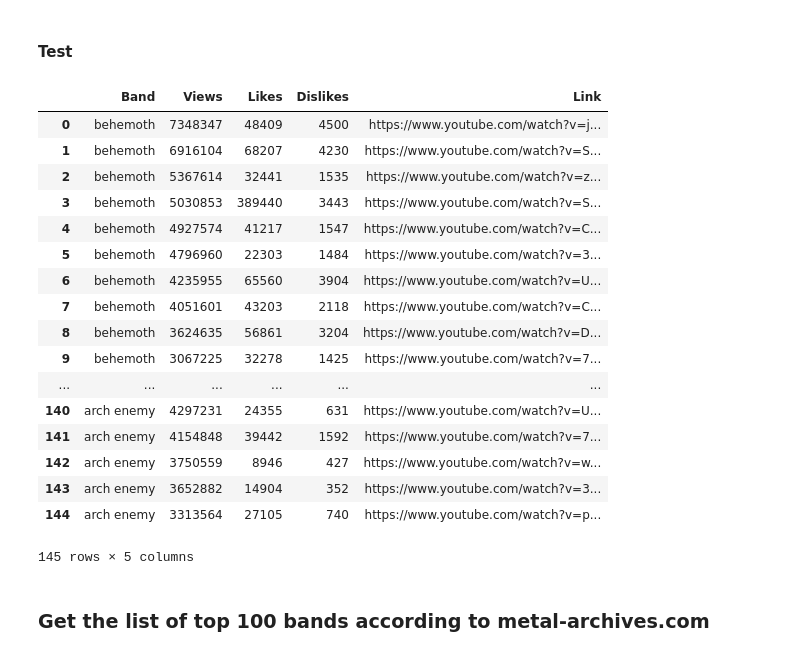
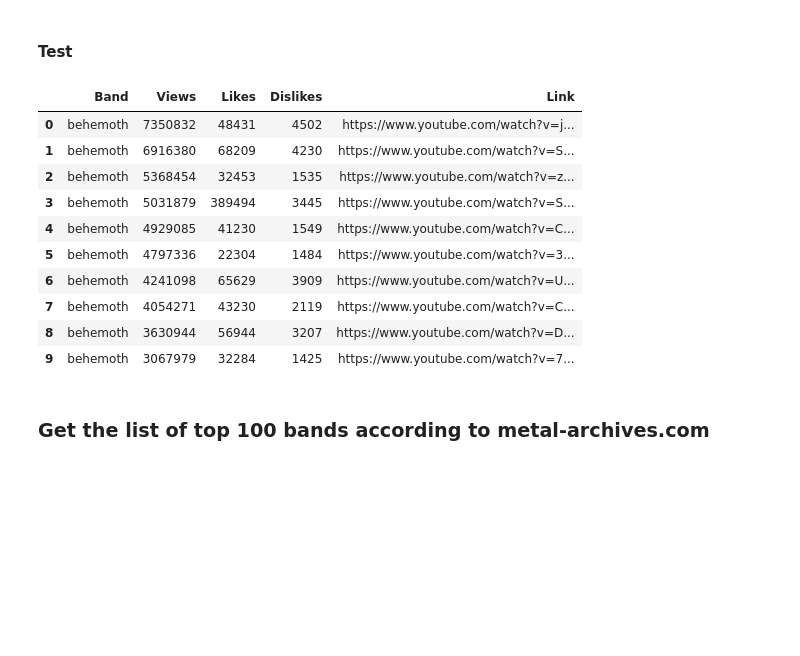
Before and after one commit to Zobis/Project_Python, a Jupyter notebook: Get_Data_YT.ipynb, the cells around one changed output. Drawn from its saved outputs; the diff is of its cells as text; code cells hidden in the pictures; blank space fills up the shorter version.

```diff
--- a/Get_Data_YT.ipynb
+++ b/Get_Data_YT.ipynb
@@ -80,27 +81,21 @@ bands=["behemoth",
        "tool",
        "rage against the machine",
        "arch enemy"]
-# %%
-statisticstube(bands)
-# %% [output]
-|  | Band | Views | Likes | Dislikes | Link |
-| 0 | behemoth | 7348347 | 48409 | 4500 | https://www.youtube.com/watch?v=j... |
-| 1 | behemoth | 6916104 | 68207 | 4230 | https://www.youtube.com/watch?v=S... |
-| 2 | behemoth | 5367614 | 32441 | 1535 | https://www.youtube.com/watch?v=z... |
-| 3 | behemoth | 5030853 | 389440 | 3443 | https://www.youtube.com/watch?v=S... |
-| 4 | behemoth | 4927574 | 41217 | 1547 | https://www.youtube.com/watch?v=C... |
-| 5 | behemoth | 4796960 | 22303 | 1484 | https://www.youtube.com/watch?v=3... |
-| 6 | behemoth | 4235955 | 65560 | 3904 | https://www.youtube.com/watch?v=U... |
-| 7 | behemoth | 4051601 | 43203 | 2118 | https://www.youtube.com/watch?v=C... |
-| 8 | behemoth | 3624635 | 56861 | 3204 | https://www.youtube.com/watch?v=D... |
-| 9 | behemoth | 3067225 | 32278 | 1425 | https://www.youtube.com/watch?v=7... |
-| ... | ... | ... | ... | ... | ... |
-| 140 | arch enemy | 4297231 | 24355 | 631 | https://www.youtube.com/watch?v=U... |
-| 141 | arch enemy | 4154848 | 39442 | 1592 | https://www.youtube.com/watch?v=7... |
-| 142 | arch enemy | 3750559 | 8946 | 427 | https://www.youtube.com/watch?v=w... |
-| 143 | arch enemy | 3652882 | 14904 | 352 | https://www.youtube.com/watch?v=3... |
-| 144 | arch enemy | 3313564 | 27105 | 740 | https://www.youtube.com/watch?v=p... |
-145 rows × 5 columns
+# %%
+# Head of test data:
+statisticstube(bands)[:10]
+# %% [output]
+|  | Band | Views | Likes | Dislikes | Link |
+| 0 | behemoth | 7350832 | 48431 | 4502 | https://www.youtube.com/watch?v=j... |
+| 1 | behemoth | 6916380 | 68209 | 4230 | https://www.youtube.com/watch?v=S... |
+| 2 | behemoth | 5368454 | 32453 | 1535 | https://www.youtube.com/watch?v=z... |
+| 3 | behemoth | 5031879 | 389494 | 3445 | https://www.youtube.com/watch?v=S... |
+| 4 | behemoth | 4929085 | 41230 | 1549 | https://www.youtube.com/watch?v=C... |
+| 5 | behemoth | 4797336 | 22304 | 1484 | https://www.youtube.com/watch?v=3... |
+| 6 | behemoth | 4241098 | 65629 | 3909 | https://www.youtube.com/watch?v=U... |
+| 7 | behemoth | 4054271 | 43230 | 2119 | https://www.youtube.com/watch?v=C... |
+| 8 | behemoth | 3630944 | 56944 | 3207 | https://www.youtube.com/watch?v=D... |
+| 9 | behemoth | 3067979 | 32284 | 1425 | https://www.youtube.com/watch?v=7... |
 # %% [markdown]
 ### Get the list of top 100 bands according to metal-archives.com
 # %%
```
Also changed, not shown: parts of 4 cells of this notebook.
